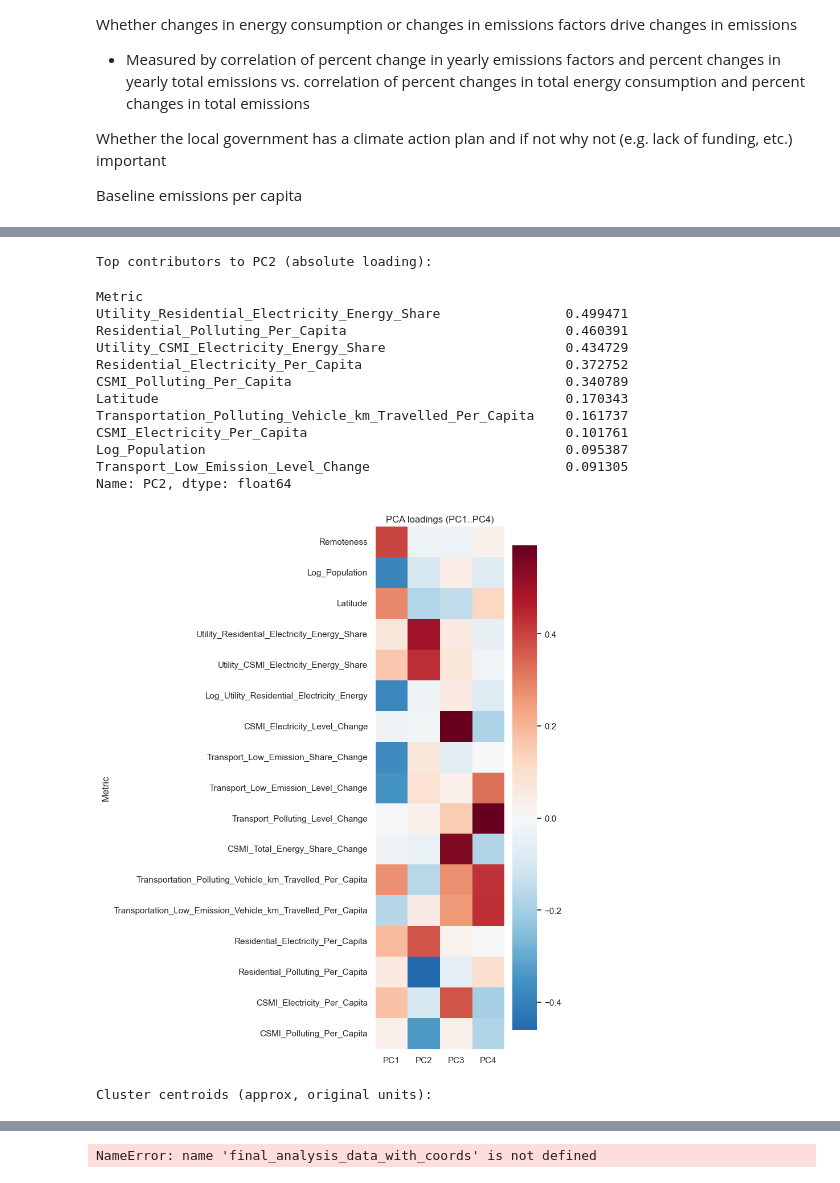
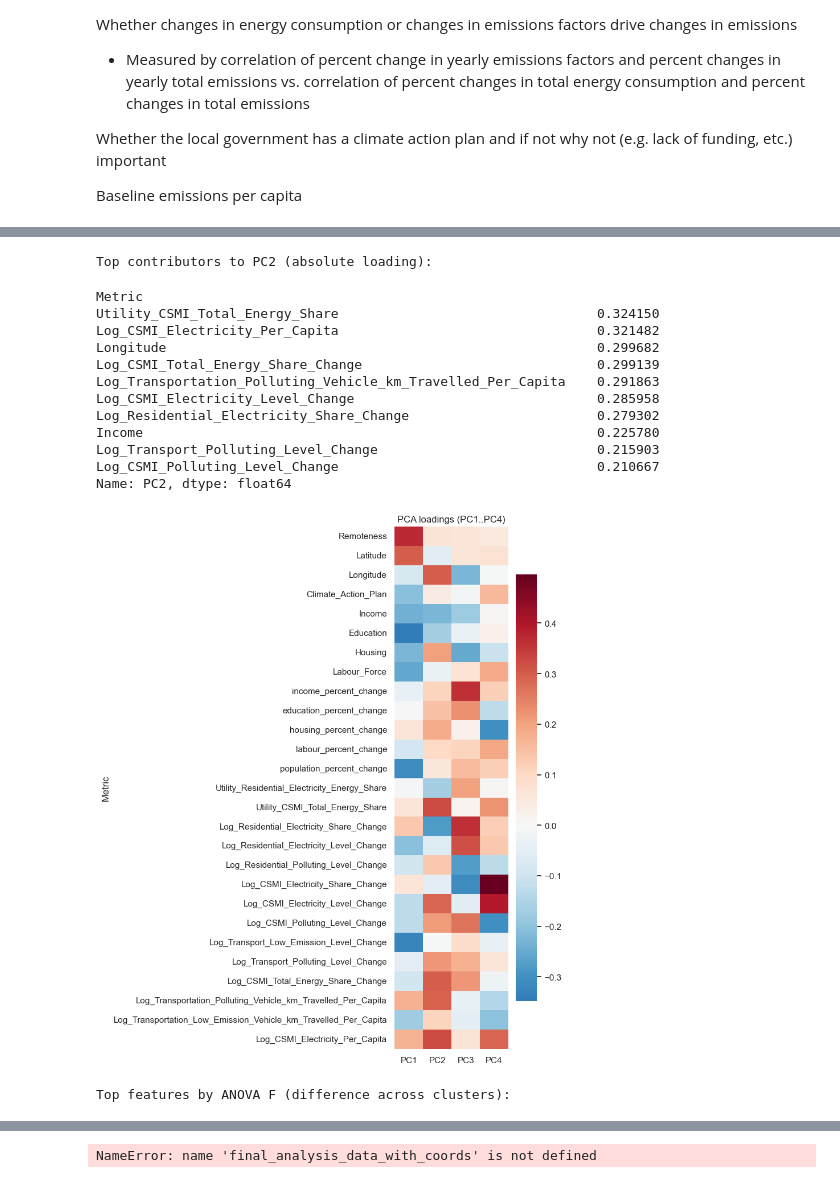
Before and after one commit to AloysioCamposDaPaz/ClusteringForTargetingPolicies, a Jupyter notebook: notebooks/v2_thesis_municipal_energy_transitions_time_series.ipynb, the cells around one changed output, grey strips where cells are left out. Cells and saved outputs as stored; diff of their text form; code cells hidden in the pictures.

```diff
--- a/notebooks/v2_thesis_municipal_energy_transitions_time_series.ipynb
+++ b/notebooks/v2_thesis_municipal_energy_transitions_time_series.ipynb
@@ -1600,7 +1600,7 @@ for metric, per_capita_metric in per_capita_utility_metrics:
     wide_utility = tidy_utility_energy_complete_filled[tidy_utility_energy_complete_filled['Metric'] == metric].pivot_table(
         index='Municipality_Name', columns='Year', values='Value'
         )
-    per_capita = np.log(((wide_utility[2021]) / wide_pop[2021])+1)
+    per_capita = np.log10(((wide_utility[2021]) / wide_pop[2021])+1)
     for mun, val in per_capita[per_capita.notna()].items():
         per_capita_rows.append({'Municipality_Name': mun, 'Year': 2021, 'Metric': per_capita_metric, 'Value': val, 'Unit': 'per_capita'})
 
@@ -1640,6 +1640,8 @@ Remoteness tidy data loaded
 # %%
 # open latitude, longitude data
 tidy_latlong = pd.read_csv(os.path.join('..','data','processed','gazeteer_final_tidy.csv'))
+# %%
+tidy_climate_action = pd.read_csv(os.path.join('..','data','processed','tidy_climate_action_plans_matched.csv'))
 # %%
 # Combine all tidy data
 tidy_all_data = pd.concat([
@@ -1654,7 +1656,8 @@ tidy_all_data = pd.concat([
     tidy_energy_and_transport_changes, # Energy and transport levels and shares % changes
     tidy_remoteness, # Remoteness index
     tidy_latlong, # Latitude and longitude data
-    tidy_transport_utility_energy_per_capita
+    tidy_transport_utility_energy_per_capita,
+    tidy_climate_action
 ], ignore_index=True)
 
 tidy_all_data.to_csv(os.path.join("..", "data", "processed", "tidy_all_metrics.csv"), index=False)
@@ -2189,0 +2146,9 @@ Best k: 7 score: 0.23647315843178807
+# %%
+from diptest import diptest
+
+bimodal_features = []
+for col in X.columns:
+    dip, p = diptest(X[col].values)
+    if p < 0.05:
+        bimodal_features.append(col)
+        print(f"{col}: p={p:.4f} (bimodal)")
@@ -2218,25 +2215,11 @@ from sklearn.inspection import permutation_importance
 from scipy.stats import f_oneway
 from IPython.display import display
 
-# try to reuse X, X_scaled and labels_final from the clustering cell; otherwise rebuild them
-try:
-    X_df = X.copy()
-    Xs = X_scaled.copy()
-    labels = labels_final.copy()
-except NameError:
-    # rebuild X (same logic used in clustering cell)
-    df_feat = tidy_all_data.loc[tidy_all_data['Year'] == BASE_YEAR, ['Municipality_Name','Metric','Value']].copy()
-    df_wide = df_feat.pivot(index='Municipality_Name', columns='Metric', values='Value')
-    for f in features_to_use:
-        if f not in df_wide.columns:
-            df_wide[f] = np.nan
-    X_df = df_wide[features_to_use].copy().fillna(df_wide.median())
-    scaler = StandardScaler()
-    Xs = scaler.fit_transform(X_df)
-    pca_tmp = PCA(n_components=min(len(features_to_use), Xs.shape[0]))
-    Xp = pca_tmp.fit_transform(Xs)
-    km_tmp = KMeans(n_clusters=3, random_state=42, n_init=10)  # fallback k
-    labels = km_tmp.fit_predict(Xp)
+
+X_df = X.copy()
+Xs = X_scaled.copy()
+labels = labels_final.copy()
+
 
 # PCA loadings (full PCA on standardized inputs)
 pca_full = PCA().fit(Xs)
@@ -2244,6 +2227,11 @@ loadings = pd.DataFrame(pca_full.components_.T,
                         index=X_df.columns,
                         columns=[f'PC{i+1}' for i in range(pca_full.components_.shape[0])])
 explained = pd.Series(pca_full.explained_variance_ratio_, index=loadings.columns)
+
+# Find variables with max absolute loading < 0.2 across PC1-PC4
+max_loadings = loadings.iloc[:, :4].abs().max(axis=1)
+low_contributors = max_loadings[max_loadings < 0.2].index.tolist()
+print("Consider removing:", low_contributors)
 
 print("Explained variance (first 6 PCs):")
 print(explained.head(6).round(3))
@@ -2263,17 +2251,6 @@ plt.title('PCA loadings (PC1..PC4)')
 plt.tight_layout()
 plt.show()
 
-# Approximate cluster centroids in original units
-# (inverse-transform centroids computed in PCA space -> scaled space -> original units)
-pca_for_centroids = PCA(n_components=min(Xs.shape[1], Xs.shape[0])).fit(Xs)
-Xp_full = pca_for_centroids.transform(Xs)
-kmeans_refit = KMeans(n_clusters=len(np.unique(labels)), random_state=42, n_init=10).fit(Xp_full)
-centroids_pca = kmeans_refit.cluster_centers_
-centroids_scaled = pca_for_centroids.inverse_transform(centroids_pca)
-centroids_orig = scaler.inverse_transform(centroids_scaled)
-centroids_df = pd.DataFrame(centroids_orig, columns=X_df.columns, index=[f'Cluster_{i}' for i in range(centroids_orig.shape[0])])
-print("\nCluster centroids (approx, original units):")
-display(centroids_df.round(3))
 
 # Which features differ most across clusters? ANOVA F-statistic
 f_stats = {}
@@ -2338,16 +2316,16 @@ Transportation_Low_Emission_Vehicle_km_Travelled_Per_Capita    0.166710
 Name: PC1, dtype: float64
 Top contributors to PC2 (absolute loading):
 Metric
-Utility_Residential_Electricity_Energy_Share                0.499471
-Residential_Polluting_Per_Capita                            0.460391
-Utility_CSMI_Electricity_Energy_Share                       0.434729
-Residential_Electricity_Per_Capita                          0.372752
-CSMI_Polluting_Per_Capita                                   0.340789
-Latitude                                                    0.170343
-Transportation_Polluting_Vehicle_km_Travelled_Per_Capita    0.161737
-CSMI_Electricity_Per_Capita                                 0.101761
-Log_Population                                              0.095387
-Transport_Low_Emission_Level_Change                         0.091305
+Utility_CSMI_Total_Energy_Share                                 0.324150
+Log_CSMI_Electricity_Per_Capita                                 0.321482
+Longitude                                                       0.299682
+Log_CSMI_Total_Energy_Share_Change                              0.299139
+Log_Transportation_Polluting_Vehicle_km_Travelled_Per_Capita    0.291863
+Log_CSMI_Electricity_Level_Change                               0.285958
+Log_Residential_Electricity_Share_Change                        0.279302
+Income                                                          0.225780
+Log_Transport_Polluting_Level_Change                            0.215903
+Log_CSMI_Polluting_Level_Change                                 0.210667
 Name: PC2, dtype: float64
-[figure, old version]
+[figure, new version]
-Cluster centroids (approx, original units):
+Top features by ANOVA F (difference across clusters):
```
Also changed, not shown: parts of 29 cells of this notebook, 24 other files.
